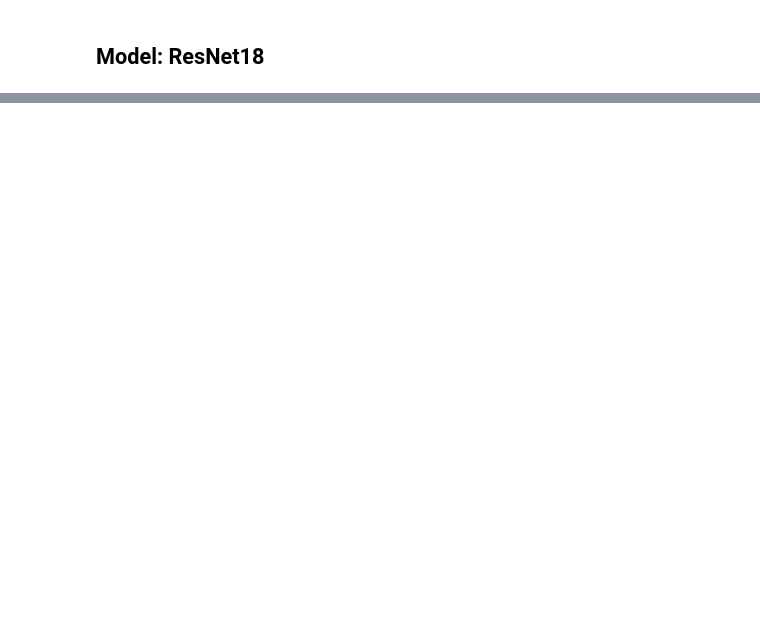
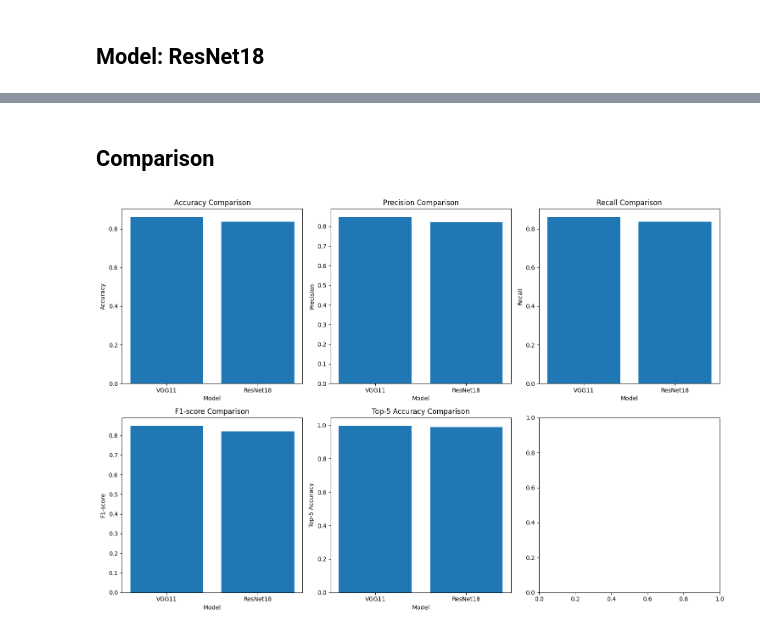
Before and after one commit to sixcoins233/COMP5318-A2-Group-106, a Jupyter notebook: VGG11+ResNet18.ipynb, the cells around one changed output, grey strips where cells are left out. Cells and saved outputs as stored; diff of their text form; code cells hidden in the pictures; blank space fills up the shorter version.

```diff
--- a/VGG11+ResNet18.ipynb
+++ b/VGG11+ResNet18.ipynb
@@ -216,6 +299,6 @@ for mean, std, param in zip(means, stds, params):
 # %%
 # Train the model with the best hyperparameters
-best_lr_vgg11 = grid_result.best_params_['learning_rate']
-best_opt_vgg11 = grid_result.best_params_['optimizer']
+best_lr_vgg11 = grid_result.best_params_['model__learning_rate']
+best_opt_vgg11 = grid_result.best_params_['model__optimizer_name']
 best_model_vgg11 = create_model_vgg11(best_lr_vgg11, best_opt_vgg11)
 history = best_model_vgg11.fit(train_dataset.batch(64), validation_data=test_dataset.batch(64), epochs=10)
@@ -305,6 +440,11 @@ Non-trainable params: 4,480
 __________________________________________________________________________________________________
 # %%
 # Train the baseline model
-history = resnet18_model.fit(train_dataset.batch(64), validation_data=test_dataset.batch(64), epochs=10)
+resnet18_time_callback = TimeHistory()
+
+history = resnet18_model.fit(train_dataset.batch(64), validation_data=test_dataset.batch(64), epochs=10, callbacks=[resnet18_time_callback])
+
+total_training_time = sum(resnet18_time_callback.times)
+print(f"Total training time: {total_training_time:.2f} seconds")
 # %% [output]
 Epoch 1/10
@@ -405,6 +564,6 @@ for mean, std, param in zip(means, stds, params):
 # %%
 # Train the model with the best hyperparameters
-best_lr_resnet18 = grid_result.best_params_['learning_rate']
-best_opt_resnet18 = grid_result.best_params_['optimizer']
+best_lr_resnet18 = grid_result.best_params_['model__learning_rate']
+best_opt_resnet18 = grid_result.best_params_['model__optimizer_name']
 best_model_resnet18 = create_model_resnet18(best_lr_resnet18, best_opt_resnet18)
 history = best_model_resnet18.fit(train_dataset.batch(64), validation_data=test_dataset.batch(64), epochs=10)
@@ -410,0 +591,12 @@ history = best_model_resnet18.fit(train_dataset.batch(64), validation_data=test_
+# %%
+y_pred = best_model_resnet18.predict(test_dataset.batch(64))
+y_pred = np.argmax(y_pred, axis=1)
+y_true = test_labels
+
+resnet18_accuracy = accuracy_score(y_true, y_pred)
+resnet18_precision = precision_score(y_true, y_pred, average='weighted')
+resnet18_recall = recall_score(y_true, y_pred, average='weighted')
+resnet18_f1 = f1_score(y_true, y_pred, average='weighted')
+resnet18_top5_accuracy = top_k_accuracy_score(y_true, best_model_resnet18.predict(test_dataset.batch(64)), k=5)
+
+print(classification_report(y_true, y_pred))
@@ -410,0 +676,21 @@ history = best_model_resnet18.fit(train_dataset.batch(64), validation_data=test_
+# %% [markdown]
+## Comparison
+# %%
+metrics = ['Accuracy', 'Precision', 'Recall', 'F1-score', 'Top-5 Accuracy']
+vgg11_metrics = [vgg11_accuracy, vgg11_precision, vgg11_recall, vgg11_f1, vgg11_top5_accuracy]
+resnet18_metrics = [resnet18_accuracy, resnet18_precision, resnet18_recall, resnet18_f1, resnet18_top5_accuracy]
+# efficientnetb0_metrics = [efficientnetb0_accuracy, efficientnetb0_precision, efficientnetb0_recall, efficientnetb0_f1, efficientnetb0_top5_accuracy]
+
+# Plot the performance metrics
+fig, axes = plt.subplots(2, 3, figsize=(15, 10))
+for i, metric in enumerate(metrics):
+    ax = axes[i//3, i%3]
+    ax.bar(['VGG11', 'ResNet18'], [vgg11_metrics[i], resnet18_metrics[i]])
+    # ax.bar(['VGG11', 'ResNet18', 'EfficientNetB0'], [vgg11_metrics[i], resnet18_metrics[i], efficientnetb0_metrics[i]])
+    ax.set_title(metric + ' Comparison')
+    ax.set_ylabel(metric)
+    ax.set_xlabel('Model')
+plt.tight_layout()
+plt.show()
+# %% [output]
+[figure, added]
```
Also changed, not shown: parts of 32 cells of this notebook.
